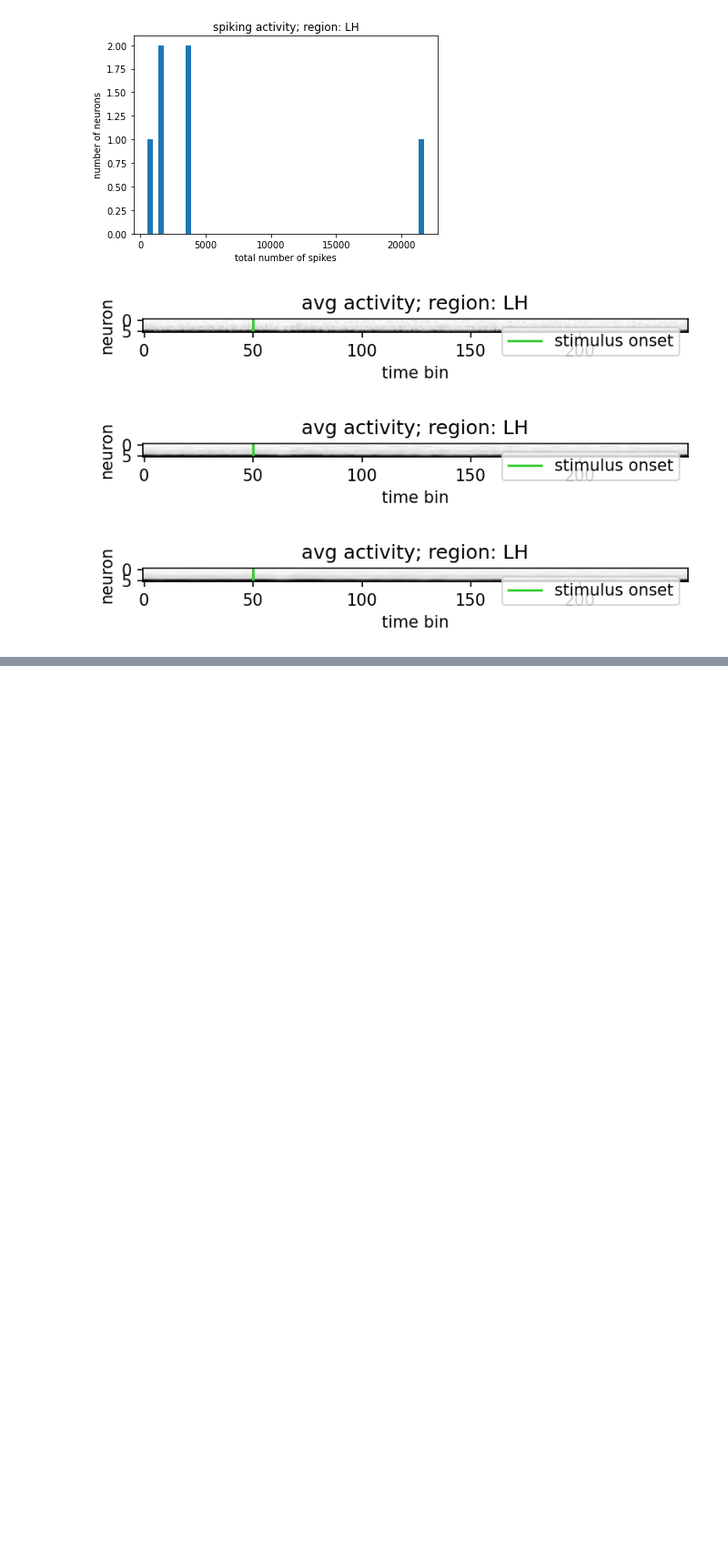
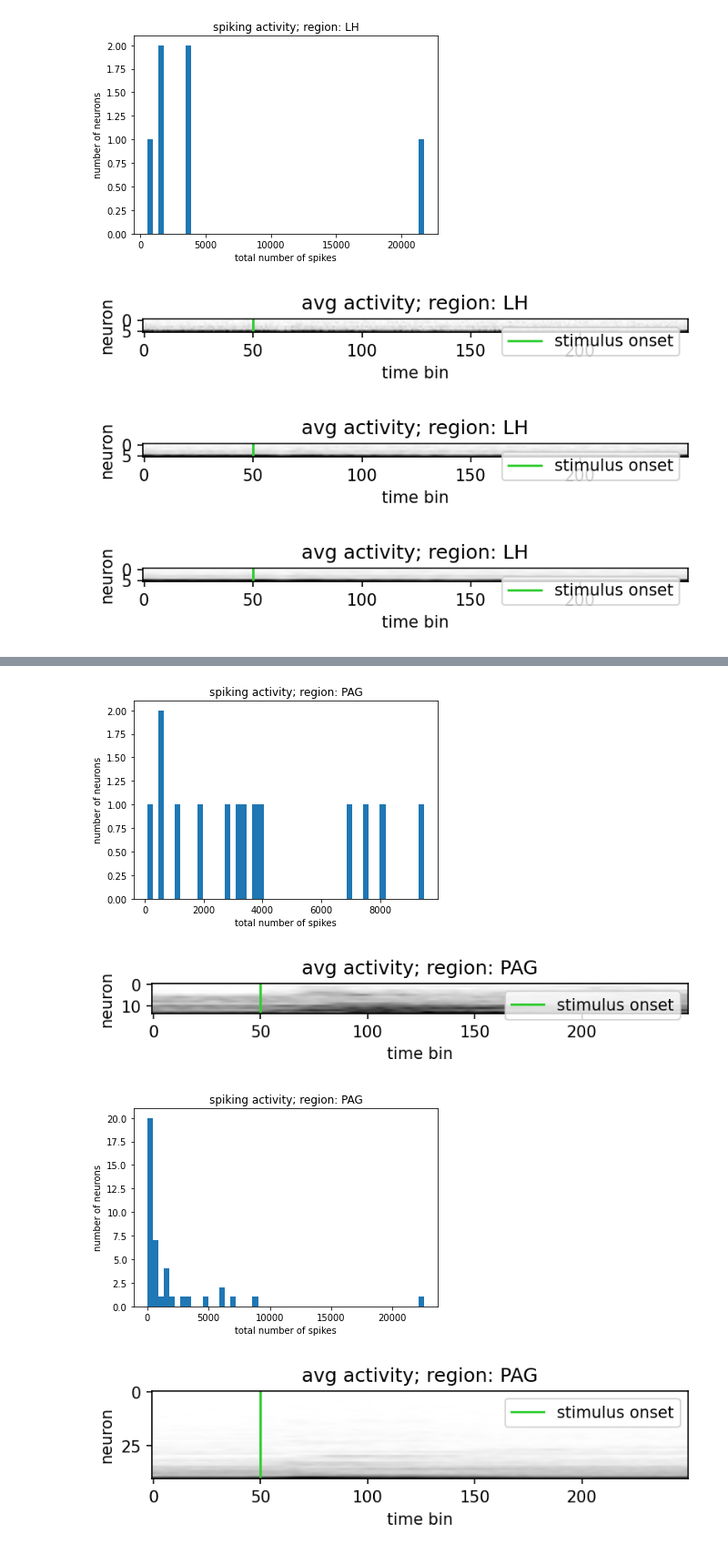
Before and after one commit to gumadeiras/neuromatch-academy, a Jupyter notebook: playground/plotting_one_region_many_recordings.ipynb, the cells around one changed output, grey strips where cells are left out. Shown at 91% size. Drawn from its saved outputs; the diff is of its cells as text; code cells hidden in the pictures; blank space fills up the shorter version.

```diff
--- a/playground/plotting_one_region_many_recordings.ipynb
+++ b/playground/plotting_one_region_many_recordings.ipynb
@@ -107,10 +121,15 @@ for recording, __ in rwr:
 # %%
 # find recordings with this region
 region = 'PAG'
 rwr = recordings_with_region(alldat, region)
 for recording, __ in rwr:
     dat = alldat[recording]
     neurons = dat['brain_area'] == region
     neurons_spks = dat['spks'][neurons]
     plot_spiking_histogram_neurons_all_trials(neurons_spks, region, bins=50)
-    plot_average_activity_neurons_all_trials(neurons_spks, region)
+    plot_average_activity_neurons_all_trials(neurons_spks, region, sigma=2)
+# %% [output]
+[figure, added]
+[figure, added]
+[figure, added]
+[figure, added]
```
Also changed, not shown: parts of 2 cells of this notebook, 2 other files.
